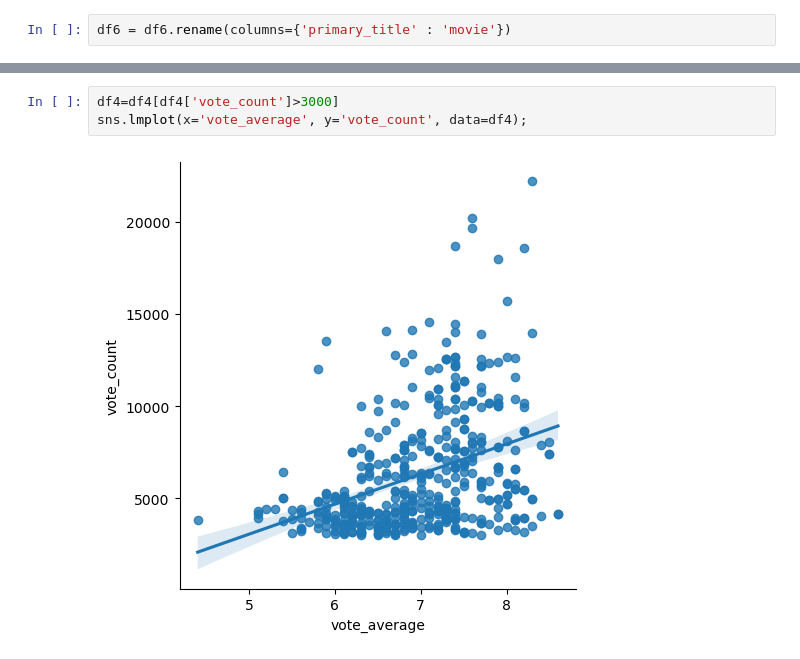
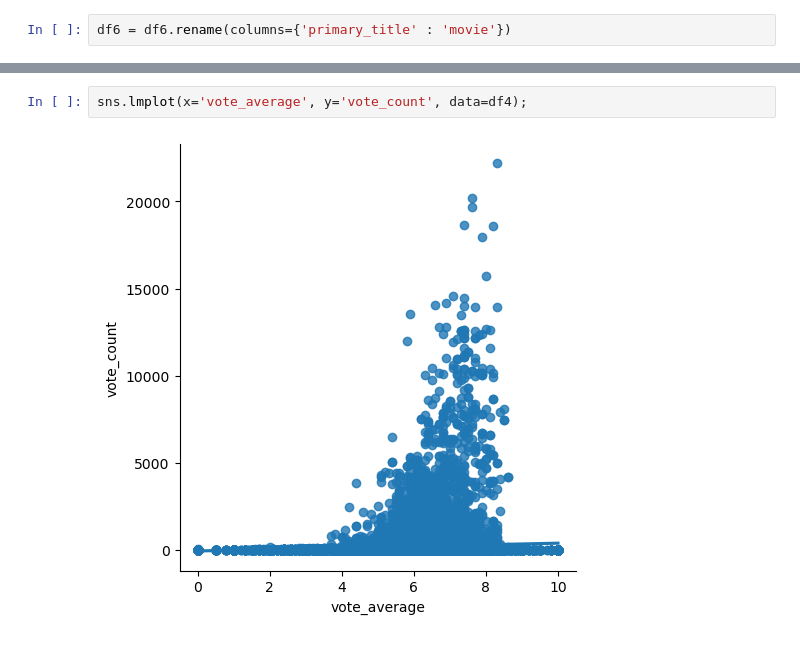
Before and after one commit to bmsienk/dsc-biz-phase1proj, a Jupyter notebook: Brandon-Notes.ipynb, the cells around one changed output, grey strips where cells are left out. Drawn from its saved outputs; the diff is of its cells as text.

```diff
--- a/Brandon-Notes.ipynb
+++ b/Brandon-Notes.ipynb
@@ -260,7 +232,6 @@ sns.lmplot(x='production_budget', y='domestic_gross', data=df5);
 # %%
-df4=df4[df4['vote_count']>3000]
 sns.lmplot(x='vote_average', y='vote_count', data=df4);
 # %% [output]
-[figure, old version]
+[figure, new version]
 # %%
 df1['studio'].value_counts()
```
Also changed, not shown: parts of 11 cells of this notebook.
